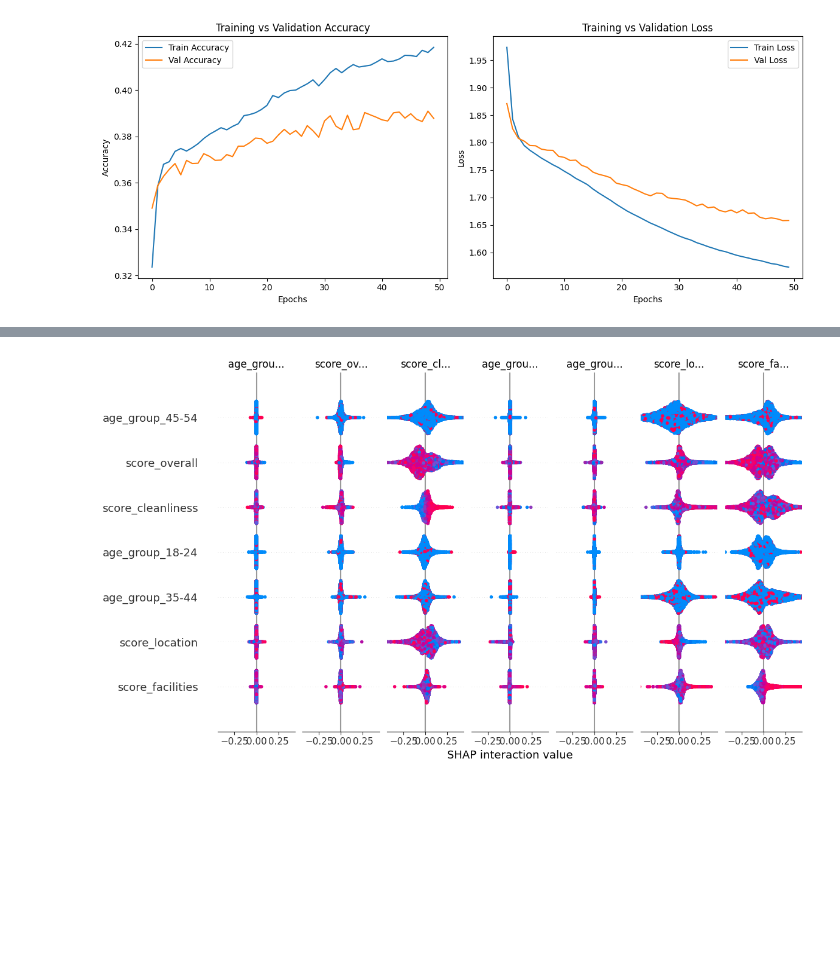
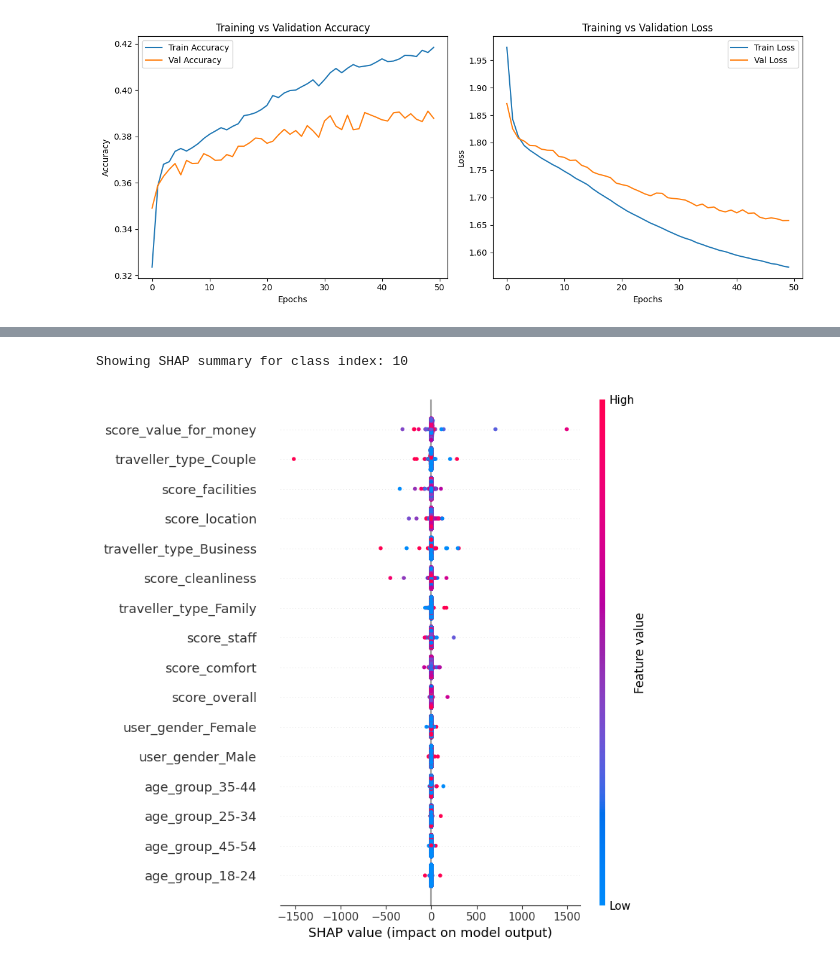
Before and after one commit to AbdulrahmanBassem/ACL_Team-63, a Jupyter notebook: acl-milestone-1.ipynb, the cells around one changed output, grey strips where cells are left out. Cells and saved outputs as stored; diff of their text form; code cells hidden in the pictures; blank space fills up the shorter version.

Commit message:
SHAP completed

```diff
--- a/acl-milestone-1.ipynb
+++ b/acl-milestone-1.ipynb
@@ -548,6 +548,11 @@ import lime.lime_tabular
 from sklearn.ensemble import RandomForestClassifier
 from sklearn.metrics import accuracy_score
 # %%
+# Sample background data
 background = shap.sample(X_train_scaled, 100, random_state=42)
-explainer = shap.Explainer(model, background)
-shap_values = explainer(X_test_scaled)
+
+# ✅ Use DeepExplainer for TensorFlow/Keras models
+explainer = shap.DeepExplainer(model, background)
+
+# Compute SHAP values
+shap_values = explainer.shap_values(X_test_scaled)
@@ -563,8 +592,12 @@ shap.summary_plot(
 # %%
+pred_class = np.argmax(np.mean(y_pred_probs, axis=0))  # or just set pred_class = 0
+print(f"Showing SHAP summary for class index: {pred_class}")
+
 shap.summary_plot(
-    shap_values.values,
+    shap_values[:, :, pred_class],   # ✅ correct slicing for class
     X_test_scaled,
     feature_names=X.columns
 )
 # %% [output]
+Showing SHAP summary for class index: 10
-[figure, old version]
+[figure, new version]
```
Also changed, not shown: parts of 5 cells of this notebook.
